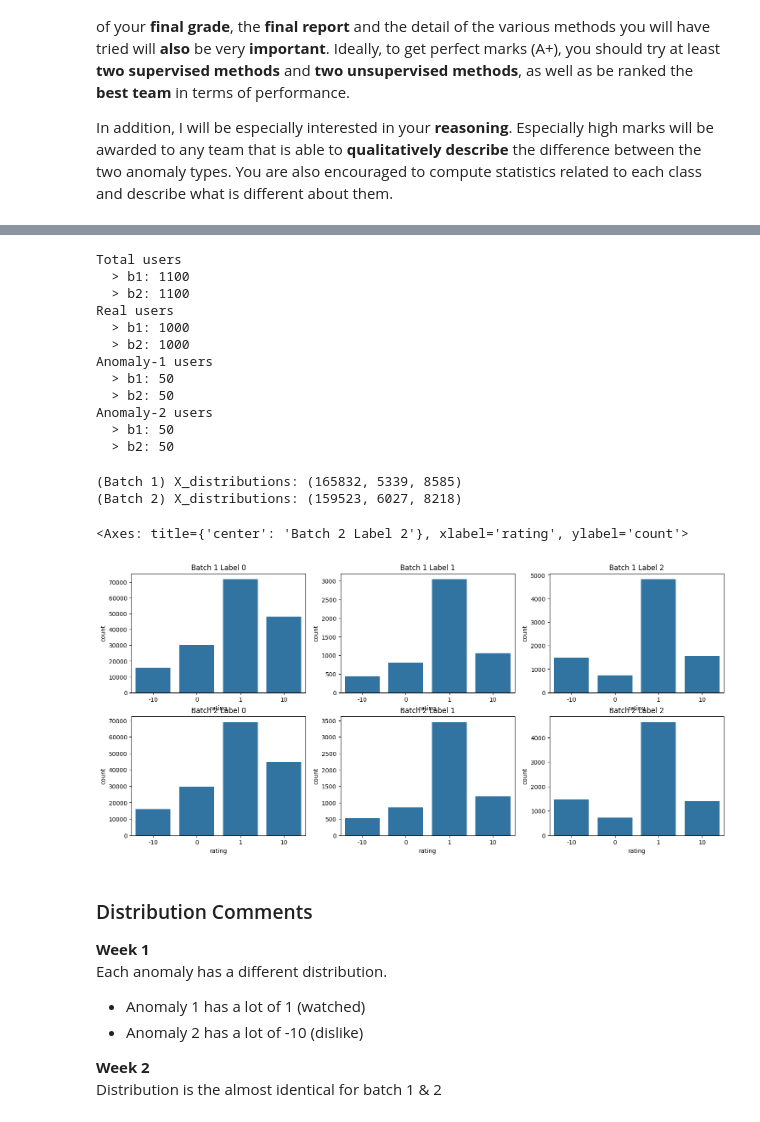
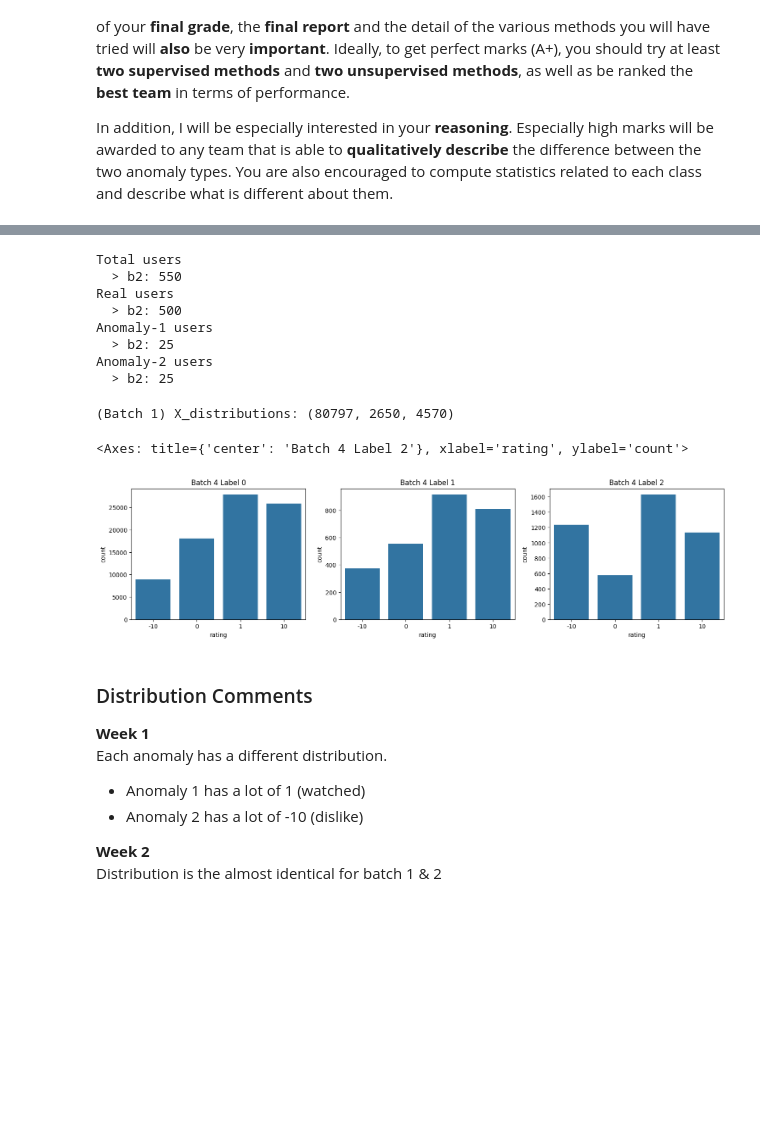
Before and after one commit to JET2001/cs421-project, a Jupyter notebook: alex/alex_v3_include_batch2.ipynb, the cells around one changed output, grey strips where cells are left out. Cells and saved outputs as stored; diff of their text form; code cells hidden in the pictures; blank space fills up the shorter version.

Commit message:
See what LogReg does for Batch4

```diff
--- a/alex/alex_v3_include_batch2.ipynb
+++ b/alex/alex_v3_include_batch2.ipynb
@@ -72,4 +72,6 @@ from sklearn.model_selection import train_test_split
 
 b1_data = np.load("first_batch_multi_labels.npz")
 b2_data = np.load("second_batch_multi_labels.npz")
+b3_data = np.load("third_batch_multi_labels.npz")
+b4_data = np.load("fourth_batch_multi_labels.npz")
 # %%
@@ -125,65 +119,53 @@ b2_yy.head()
 # %%
 print('Total users')
-print(f'  > b1: {len(b1_yy)}')
-print(f'  > b2: {len(b2_yy)}');
+print(f'  > b2: {len(b4_yy)}');
 
 print('Real users');
-print(f'  > b1: {len(b1_yy[b1_yy.label==0])}')
-print(f'  > b2: {len(b2_yy[b2_yy.label==0])}');
+print(f'  > b2: {len(b4_yy[b4_yy.label==0])}');
 
 print('Anomaly-1 users');
-print(f'  > b1: {len(b1_yy[b1_yy.label==1])}')
-print(f'  > b2: {len(b2_yy[b2_yy.label==1])}');
+print(f'  > b2: {len(b4_yy[b4_yy.label==1])}');
 
 print('Anomaly-2 users');
-print(f'  > b1: {len(b1_yy[b1_yy.label==2])}')
-print(f'  > b2: {len(b2_yy[b2_yy.label==2])}');
+print(f'  > b2: {len(b4_yy[b4_yy.label==2])}');
 # %% [output]
 Total users
-  > b1: 1100
-  > b2: 1100
+  > b2: 550
 Real users
-  > b1: 1000
-  > b2: 1000
+  > b2: 500
 Anomaly-1 users
-  > b1: 50
-  > b2: 50
+  > b2: 25
 Anomaly-2 users
-  > b1: 50
-  > b2: 50
+  > b2: 25
 # %%
-b1_XX_label0 = b1_XX[b1_XX.user.isin(b1_yy[b1_yy.label==0].user)]
-b1_XX_label1 = b1_XX[b1_XX.user.isin(b1_yy[b1_yy.label==1].user)]
-b1_XX_label2 = b1_XX[b1_XX.user.isin(b1_yy[b1_yy.label==2].user)]
+# b1_XX_label0 = b1_XX[b1_XX.user.isin(b1_yy[b1_yy.label==0].user)]
+# b1_XX_label1 = b1_XX[b1_XX.user.isin(b1_yy[b1_yy.label==1].user)]
+# b1_XX_label2 = b1_XX[b1_XX.user.isin(b1_yy[b1_yy.label==2].user)]
 
-b2_XX_label0 = b2_XX[b2_XX.user.isin(b2_yy[b2_yy.label==0].user)]
-b2_XX_label1 = b2_XX[b2_XX.user.isin(b2_yy[b2_yy.label==1].user)]
-b2_XX_label2 = b2_XX[b2_XX.user.isin(b2_yy[b2_yy.label==2].user)]
+# b2_XX_label0 = b2_XX[b2_XX.user.isin(b2_yy[b2_yy.label==0].user)]
+# b2_XX_label1 = b2_XX[b2_XX.user.isin(b2_yy[b2_yy.label==1].user)]
+# b2_XX_label2 = b2_XX[b2_XX.user.isin(b2_yy[b2_yy.label==2].user)]
 
-print(f'(Batch 1) X_distributions: {(len(b1_XX_label0), len(b1_XX_label1), len(b1_XX_label2))}')
-print(f'(Batch 2) X_distributions: {(len(b2_XX_label0), len(b2_XX_label1), len(b2_XX_label2))}')
+b4_XX_label0 = b4_XX[b4_XX.user.isin(b4_yy[b4_yy.label==0].user)]
+b4_XX_label1 = b4_XX[b4_XX.user.isin(b4_yy[b4_yy.label==1].user)]
+b4_XX_label2 = b4_XX[b4_XX.user.isin(b4_yy[b4_yy.label==2].user)]
+
+print(f'(Batch 1) X_distributions: {(len(b4_XX_label0), len(b4_XX_label1), len(b4_XX_label2))}')
 # %% [output]
-(Batch 1) X_distributions: (165832, 5339, 8585)
-(Batch 2) X_distributions: (159523, 6027, 8218)
+(Batch 1) X_distributions: (80797, 2650, 4570)
 # %%
-fig, ((ax00, ax01, ax02), (ax10, ax11, ax12)) = plt.subplots(2, 3, figsize=(18,8))
+fig, ((ax00, ax01, ax02)) = plt.subplots(1, 3, figsize=(18,4))
 
-ax00.set_title('Batch 1 Label 0')
-ax01.set_title('Batch 1 Label 1')
-ax02.set_title('Batch 1 Label 2')
-ax10.set_title('Batch 2 Label 0')
-ax11.set_title('Batch 2 Label 1')
-ax12.set_title('Batch 2 Label 2')
+ax00.set_title('Batch 4 Label 0')
+ax01.set_title('Batch 4 Label 1')
+ax02.set_title('Batch 4 Label 2')
 
-sns.countplot(ax=ax00, x='rating', data=b1_XX_label0)
-sns.countplot(ax=ax01, x='rating', data=b1_XX_label1)
-sns.countplot(ax=ax02, x='rating', data=b1_XX_label2)
-sns.countplot(ax=ax10, x='rating', data=b2_XX_label0)
-sns.countplot(ax=ax11, x='rating', data=b2_XX_label1)
-sns.countplot(ax=ax12, x='rating', data=b2_XX_label2)
+sns.countplot(ax=ax00, x='rating', data=b4_XX_label0)
+sns.countplot(ax=ax01, x='rating', data=b4_XX_label1)
+sns.countplot(ax=ax02, x='rating', data=b4_XX_label2)
 # %% [output]
-<Axes: title={'center': 'Batch 2 Label 2'}, xlabel='rating', ylabel='count'>
+<Axes: title={'center': 'Batch 4 Label 2'}, xlabel='rating', ylabel='count'>
-[figure, old version]
+[figure, new version]
 # %% [markdown]
 ### Distribution Comments
 **Week 1**
```
Also changed, not shown: parts of 17 cells of this notebook.
